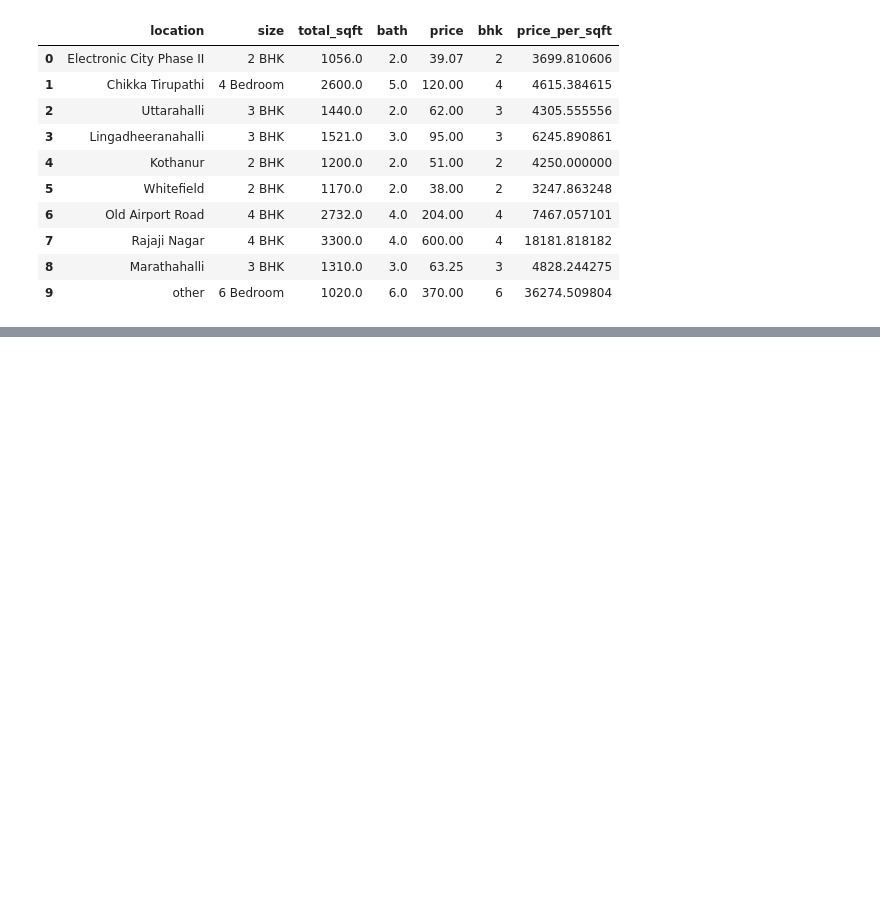
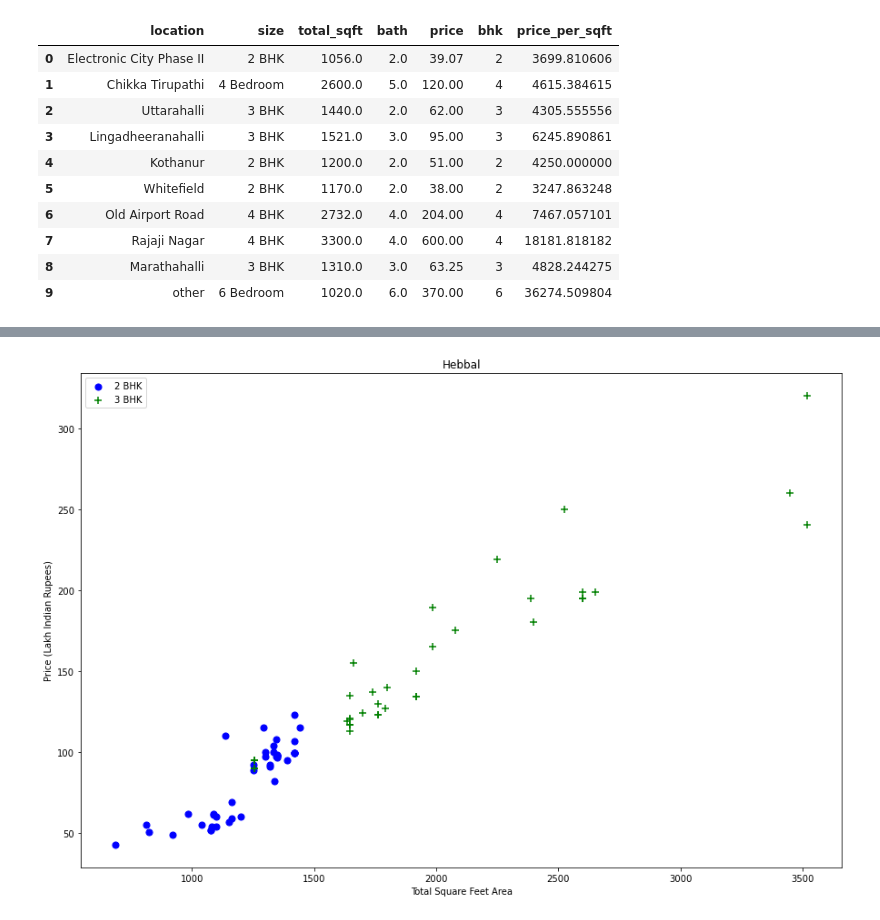
Before and after one commit to mz-tahmeed/Real-Estate-Price-Prediction-Project, a Jupyter notebook: home_price_predicter.ipynb, the cells around one changed output, grey strips where cells are left out. Drawn from its saved outputs; the diff is of its cells as text; code cells hidden in the pictures; blank space fills up the shorter version.

```diff
--- a/home_price_predicter.ipynb
+++ b/home_price_predicter.ipynb
@@ -245,0 +365,4 @@ df5.head(10)
+# %%
+plot_scatter_chart(df8,"Hebbal")
+# %% [output]
+[figure, added]
```
Also changed, not shown: parts of 28 cells of this notebook.
